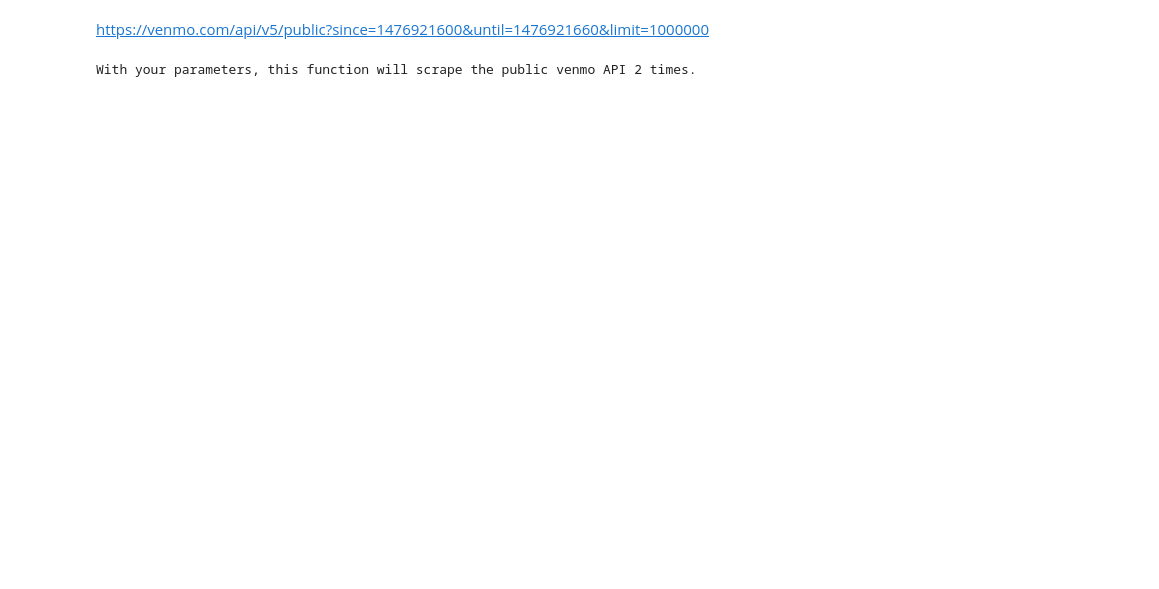
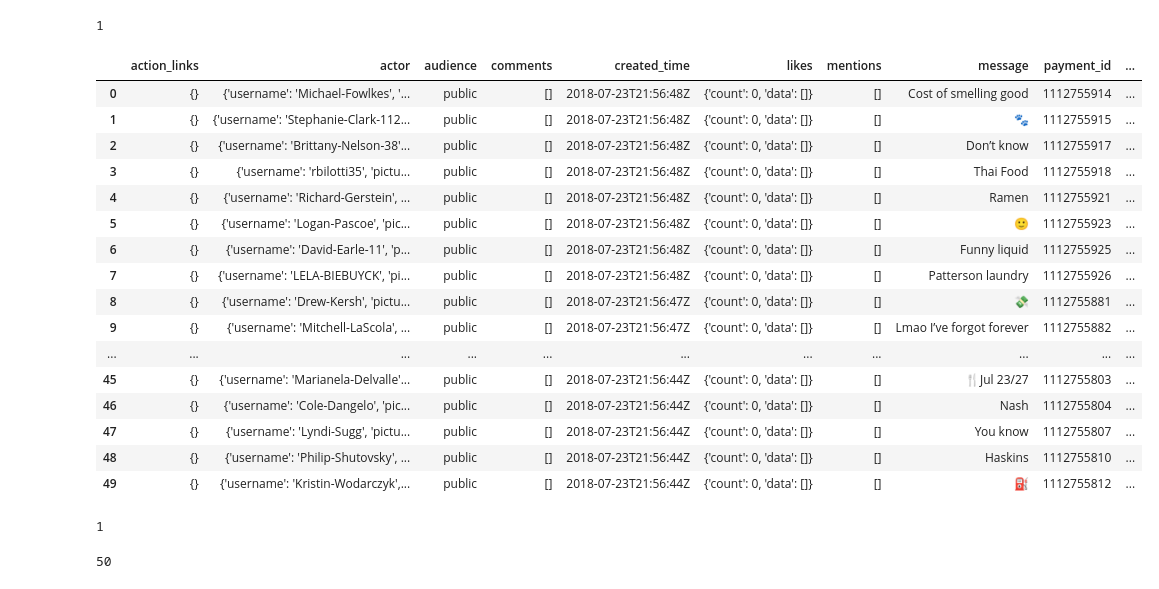
Before and after one commit to ellcrane/venmo, a Jupyter notebook: scrape_venmo.ipynb, the cells around one changed output. Drawn from its saved outputs; the diff is of its cells as text; code cells hidden in the pictures; blank space fills up the shorter version.

```diff
--- a/scrape_venmo.ipynb
+++ b/scrape_venmo.ipynb
@@ -60,11 +9,0 @@ def scrape(start_date, end_date, interval, limit=1000000):
-# %% [markdown]
-https://venmo.com/api/v5/public?since=1476921600&until=1476921660&limit=1000000
-# %%
-practice = scrape([2018, 2, 24, 2, 0, 0], [2018, 2, 24, 2, 1, 0], 30)
-# %% [output]
-With your parameters, this function will scrape the public venmo API 2 times.
-# %%
-s3 = boto3.client('s3')
-response = s3.get_object(Bucket='transaction-data-2018',Key='1519437600_1519437630_1000000.json')
-body = json.loads((response['Body'].read()))
-df = pd.DataFrame(body)
@@ -70,0 +93,29 @@ df = pd.DataFrame(body)
+# %%
+get_s3_data_on_link('transaction-data-2018', word)
+# %% [output]
+1
+|  | action_links | actor | audience | comments | created_time | likes | mentions | message | payment_id | ... |
+| 0 | {} | {'username': 'Michael-Fowlkes', '... | public | [] | 2018-07-23T21:56:48Z | {'count': 0, 'data': []} | [] | Cost of smelling good | 1112755914 | ... |
+| 1 | {} | {'username': 'Stephanie-Clark-112... | public | [] | 2018-07-23T21:56:48Z | {'count': 0, 'data': []} | [] | 🐾 | 1112755915 | ... |
+| 2 | {} | {'username': 'Brittany-Nelson-38'... | public | [] | 2018-07-23T21:56:48Z | {'count': 0, 'data': []} | [] | Don’t know | 1112755917 | ... |
+| 3 | {} | {'username': 'rbilotti35', 'pictu... | public | [] | 2018-07-23T21:56:48Z | {'count': 0, 'data': []} | [] | Thai Food | 1112755918 | ... |
+| 4 | {} | {'username': 'Richard-Gerstein', ... | public | [] | 2018-07-23T21:56:48Z | {'count': 0, 'data': []} | [] | Ramen | 1112755921 | ... |
+| 5 | {} | {'username': 'Logan-Pascoe', 'pic... | public | [] | 2018-07-23T21:56:48Z | {'count': 0, 'data': []} | [] | 🙂 | 1112755923 | ... |
+| 6 | {} | {'username': 'David-Earle-11', 'p... | public | [] | 2018-07-23T21:56:48Z | {'count': 0, 'data': []} | [] | Funny liquid | 1112755925 | ... |
+| 7 | {} | {'username': 'LELA-BIEBUYCK', 'pi... | public | [] | 2018-07-23T21:56:48Z | {'count': 0, 'data': []} | [] | Patterson laundry | 1112755926 | ... |
+| 8 | {} | {'username': 'Drew-Kersh', 'pictu... | public | [] | 2018-07-23T21:56:47Z | {'count': 0, 'data': []} | [] | 💸 | 1112755881 | ... |
+| 9 | {} | {'username': 'Mitchell-LaScola', ... | public | [] | 2018-07-23T21:56:47Z | {'count': 0, 'data': []} | [] | Lmao I’ve forgot forever | 1112755882 | ... |
+| ... | ... | ... | ... | ... | ... | ... | ... | ... | ... | ... |
+| 45 | {} | {'username': 'Marianela-Delvalle'... | public | [] | 2018-07-23T21:56:44Z | {'count': 0, 'data': []} | [] | 🍴Jul 23/27 | 1112755803 | ... |
+| 46 | {} | {'username': 'Cole-Dangelo', 'pic... | public | [] | 2018-07-23T21:56:44Z | {'count': 0, 'data': []} | [] | Nash | 1112755804 | ... |
+| 47 | {} | {'username': 'Lyndi-Sugg', 'pictu... | public | [] | 2018-07-23T21:56:44Z | {'count': 0, 'data': []} | [] | You know | 1112755807 | ... |
+| 48 | {} | {'username': 'Philip-Shutovsky', ... | public | [] | 2018-07-23T21:56:44Z | {'count': 0, 'data': []} | [] | Haskins | 1112755810 | ... |
+| 49 | {} | {'username': 'Kristin-Wodarczyk',... | public | [] | 2018-07-23T21:56:44Z | {'count': 0, 'data': []} | [] | ⛽ | 1112755812 | ... |
+# %%
+test = get_s3_data_on_link('transaction-data-2018', 'https://venmo.com/api/v5/public?since=1501405200&until=1501407000&limit=1000000')
+# %% [output]
+1
+# %%
+len(test['data'])
+# %% [output]
+50
```
Also changed, not shown: parts of 28 cells of this notebook, 1 other file.
